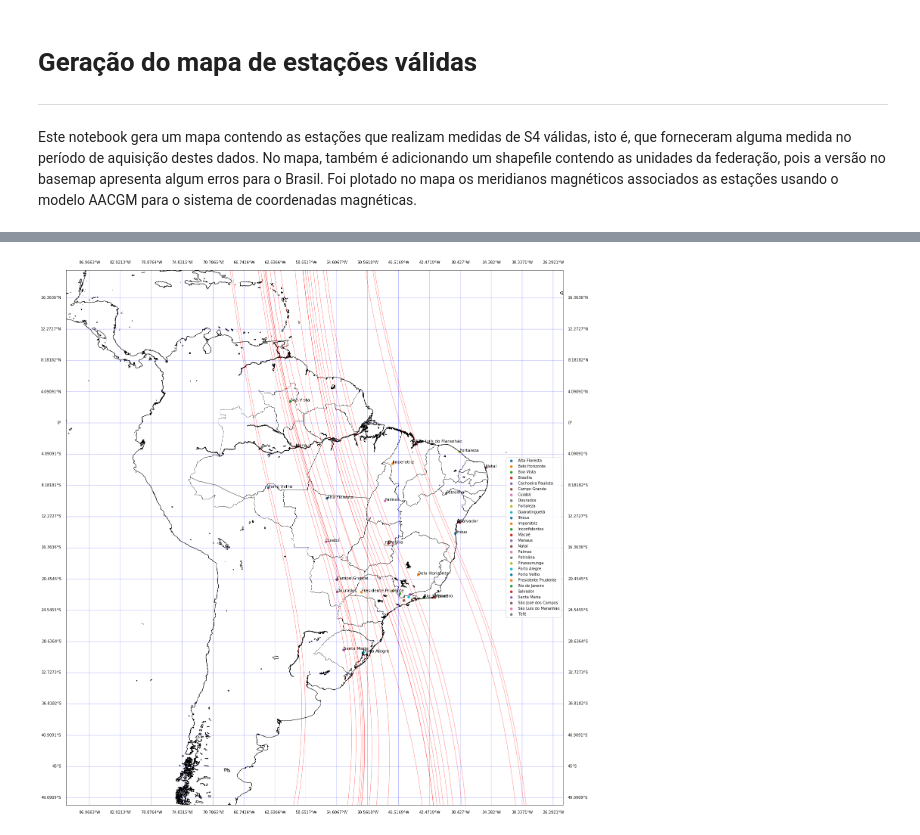
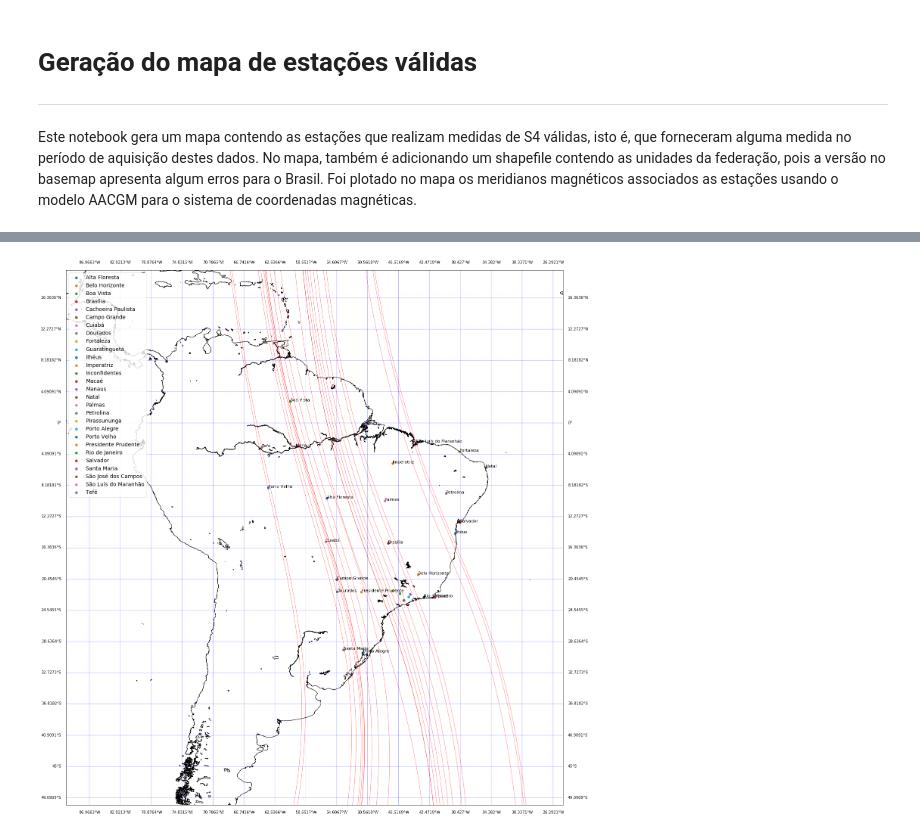
Before and after one commit to retiarus/correlation_vtec_s4, a Jupyter notebook: 01_show_stations.ipynb, the cells around one changed output, grey strips where cells are left out. Drawn from its saved outputs; the diff is of its cells as text; code cells hidden in the pictures.

```diff
--- a/01_show_stations.ipynb
+++ b/01_show_stations.ipynb
@@ -24,7 +24,14 @@ from tqdm import tqdm
 
 from utils import local_data
 %matplotlib inline
+
+latter_size = 14
+plt.rcParams['legend.fontsize'] = latter_size
+plt.rcParams['font.size'] = latter_size
+plt.rcParams['axes.labelsize'] = latter_size
+plt.rcParams['xtick.labelsize'] = latter_size
+plt.rcParams['ytick.labelsize'] = latter_size
 # %%
-df_station = pd.read_pickle(os.path.join(local_data, 'df_station.pkl'))
+df_station = pd.read_pickle(os.path.join(local_data, 'df_station_raw.pkl'))
 df_station
 # %% [output]
@@ -188,26 +215,26 @@ def draw_map(m, scale=0.2):
 # %%
 fig = plt.figure(figsize=(26, 26), edgecolor='w')
 m = Basemap(projection='cyl',
             resolution='f',
             llcrnrlat=-50,
             urcrnrlat=20,
             llcrnrlon=-90,
             urcrnrlon=-25)
 m.drawcoastlines()
-m.readshapefile(os.path.join(local_data, 'estados_2010/estados_2010'), 'estados', )
+#m.readshapefile(os.path.join(local_data, 'estados_2010/estados_2010'), 'estados', )
 draw_map(m)
 
 for i in mag_meridians_lines:
     m.plot(i[0], i[1], latlon=True, color='r', alpha=0.3)
 
 for i in df_station.itertuples():
     x, y = m(i.longitude, i.latitude)
     m.scatter(x, y, label=i.Index)
     if i.Index not in ['São José dos Campos', 'Cachoeira Paulista', 'Guaratinguetá', 'Inconfidentes', 'Pirassununga']:
         plt.text(x, y, i.Index, fontsize=11)
 
 plt.legend()
 plt.savefig('./images/map_stations.svg', format='svg', dpi=1000)
 plt.show()
 # %% [output]
-[figure, old version]
+[figure, new version]
```
Also changed, not shown: parts of 6 cells of this notebook.
